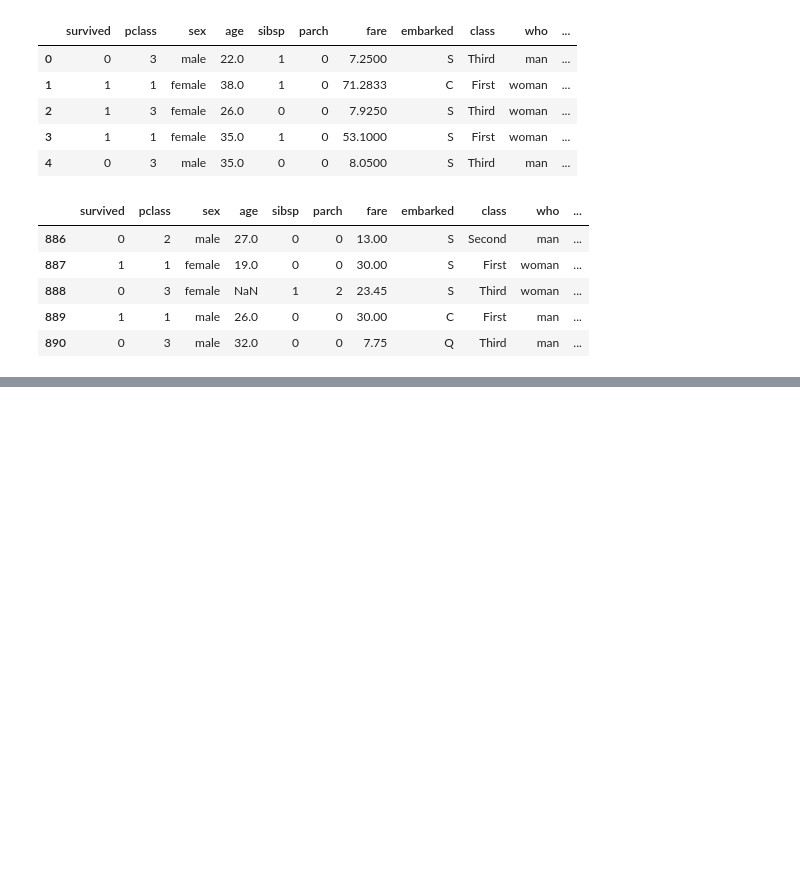
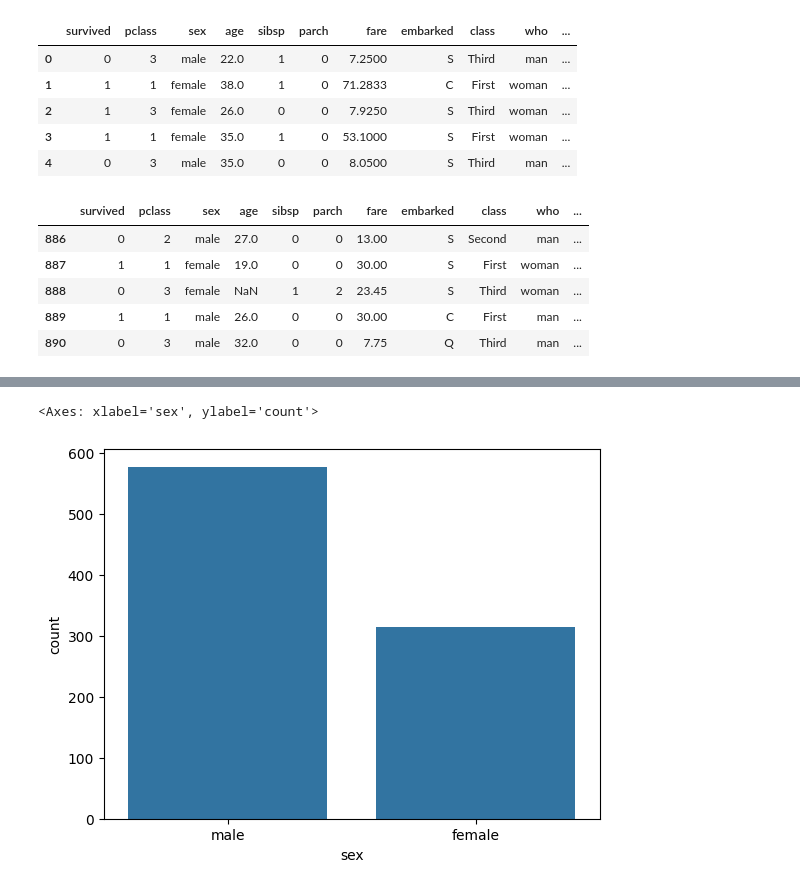
Before and after one commit to Greeshmitha2702/titanic-eda, a Jupyter notebook: main.ipynb, the cells around one changed output, grey strips where cells are left out. Drawn from its saved outputs; the diff is of its cells as text; code cells hidden in the pictures; blank space fills up the shorter version.

Commit message:
Drew conclusions and plotted some plots

```diff
--- a/main.ipynb
+++ b/main.ipynb
@@ -40,0 +85,6 @@ titanic_data.tail()
+# %%
+#To find no of males and no of females
+sns.countplot(titanic_data,x='sex')
+# %% [output]
+<Axes: xlabel='sex', ylabel='count'>
+[figure, added]
```
Also changed, not shown: parts of 11 cells of this notebook.
